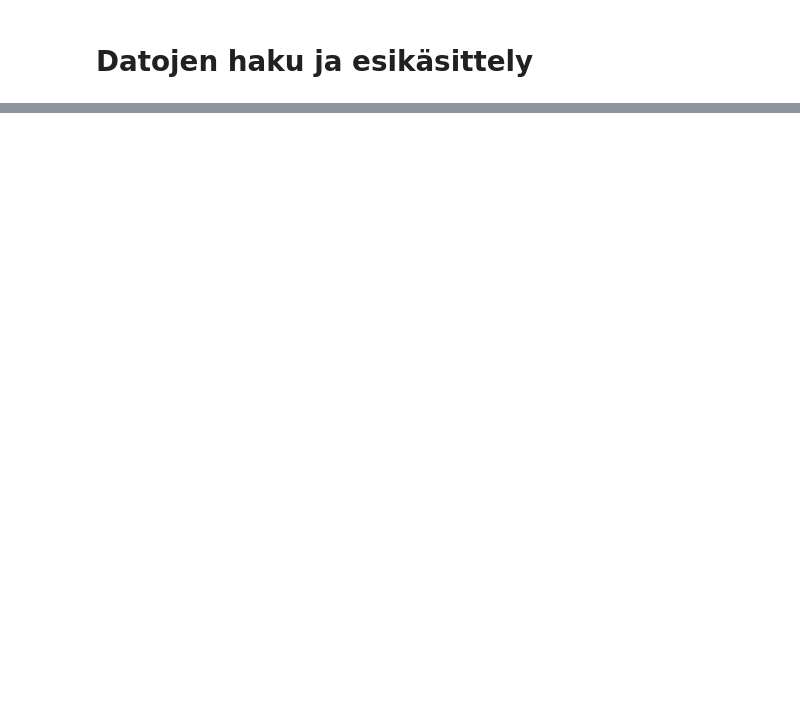
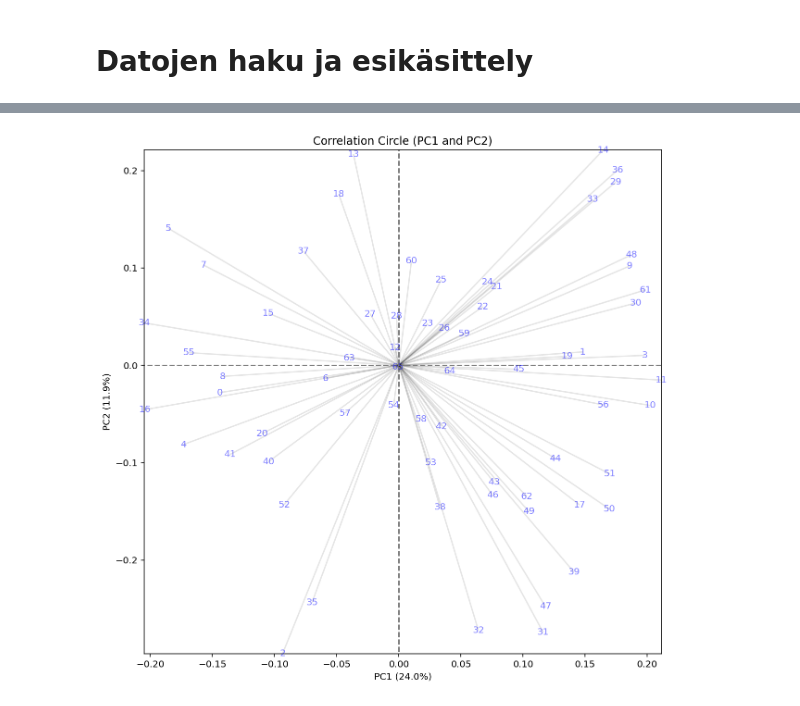
Before and after one commit to launis/areadata, a Jupyter notebook: create_clusters_gaussian.ipynb, the cells around one changed output, grey strips where cells are left out. Saved outputs shown, nothing was run; the diff lists cells and outputs as text; code cells hidden in the pictures; blank space fills up the shorter version.

```diff
--- a/create_clusters_gaussian.ipynb
+++ b/create_clusters_gaussian.ipynb
@@ -52,0 +71,8 @@ data['cluster'].value_counts()
+# %%
+axis_ranks =  [(0,1)]
+n_components = 2
+labels = [X.columns.get_loc(c) for c in X.columns]
+
+pcs = display_circles(X, n_components=n_components, axis_ranks=axis_ranks, labels=labels, label_rotation=0, lims=None)
+# %% [output]
+[figure, added]
```
Also changed, not shown: parts of 23 cells of this notebook, 13 other files.
